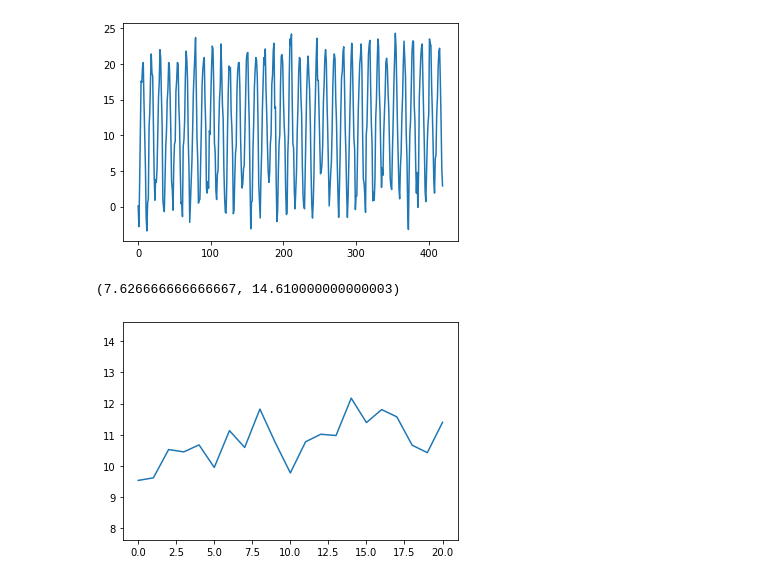
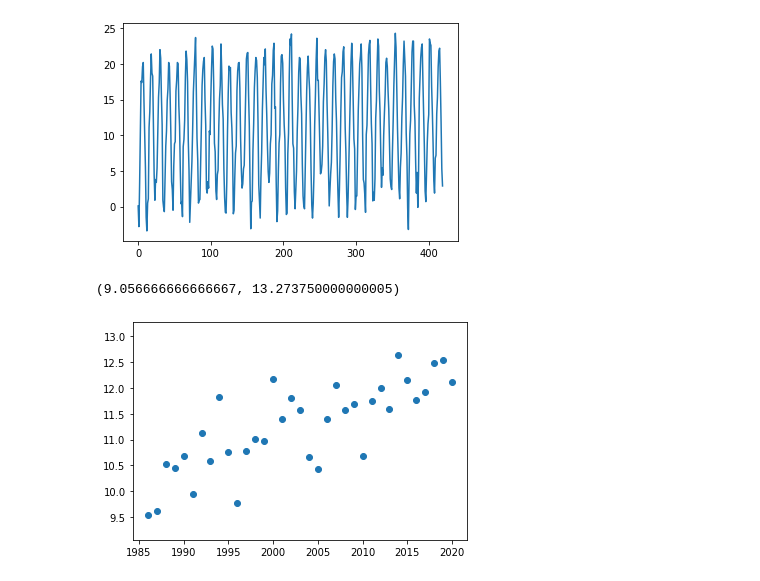
Before and after one commit to DejanPeric058/Seminarska-naloga-pri-Statistiki, a Jupyter notebook: 3. naloga.ipynb, the cells around one changed output. Drawn from its saved outputs; the diff is of its cells as text; code cells hidden in the pictures.

```diff
--- a/3. naloga.ipynb
+++ b/3. naloga.ipynb
@@ -27,9 +37,13 @@ plt.plot(temp_lj['TEMPERATURA'])
 [figure]
 # %%
 T = temp_lj['TEMPERATURA']
-Tplot = np.array([np.average(T[k*12:(k+1)*12]) for k in range(21)])
-plt.plot(Tplot)
-plt.ylim(min(Tplot)*0.8, 1.2*max(Tplot))
+cas = temp_lj["LETO"]
+leta = [cas[i] for i in range(420) if i % 12 == 0]
+casPlot = np.array(leta)
+T_leta = [np.average(T[k*12:(k+1)*12]) for k in range(35)]
+Tplot = np.array(T_leta)
+plt.scatter(casPlot, Tplot)
+plt.ylim(min(Tplot)*0.95, 1.05*max(Tplot))
 # %% [output]
-(7.626666666666667, 14.610000000000003)
+(9.056666666666667, 13.273750000000005)
-[figure, old version]
+[figure, new version]
```
Also changed, not shown: parts of 11 cells of this notebook, 7 other files.
